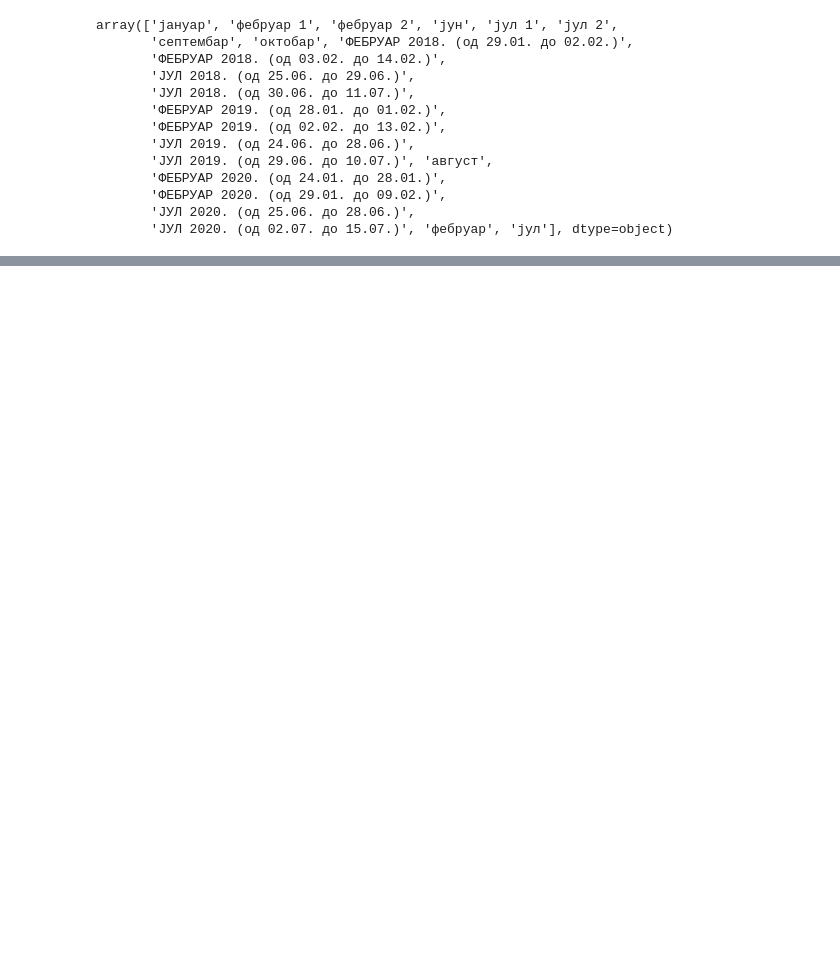
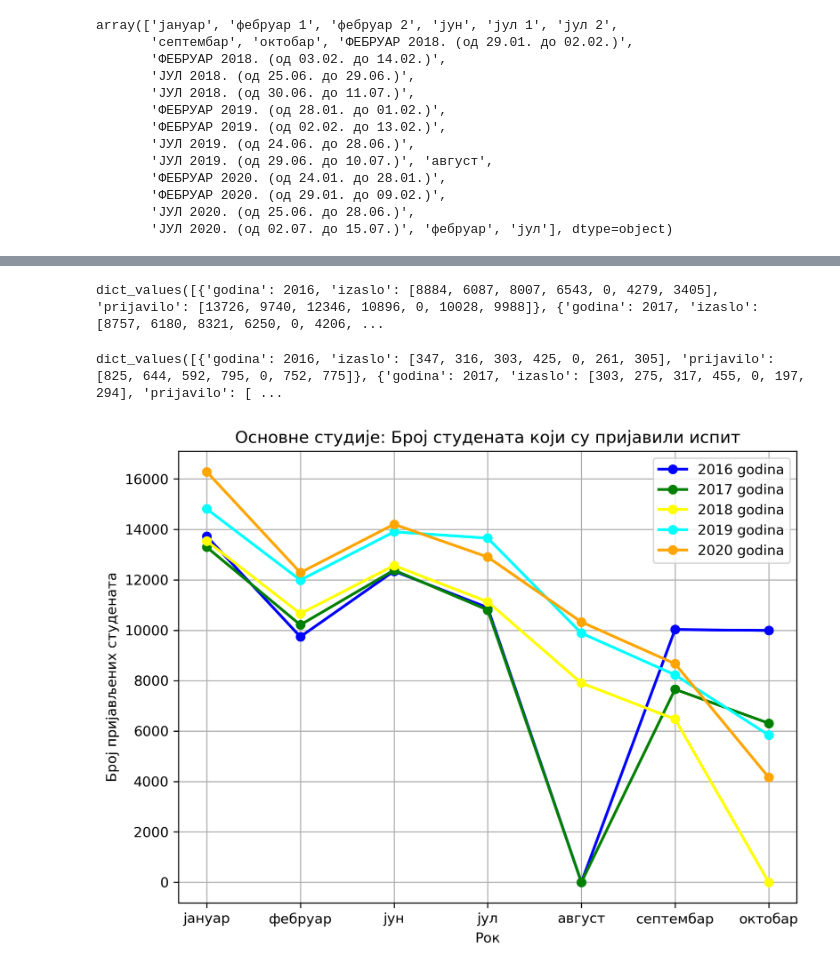
Before and after one commit to AleksaRacic/izlaznost_ETF, a Jupyter notebook: Untitled.ipynb, the cells around one changed output, grey strips where cells are left out. Drawn from its saved outputs; the diff is of its cells as text; code cells hidden in the pictures; blank space fills up the shorter version.

Commit message:
Dodani grafici po godini i roku

```diff
--- a/Untitled.ipynb
+++ b/Untitled.ipynb
@@ -50,0 +42,2 @@ from auxilaryFunctions import *
+# %%
+colors = ['blue', 'green', 'yellow', 'cyan', 'orange']
@@ -50,0 +64,42 @@ from auxilaryFunctions import *
+# %%
+jsondata.values()
+# %% [output]
+dict_values([{'godina': 2016, 'izaslo': [8884, 6087, 8007, 6543, 0, 4279, 3405], 'prijavilo': [13726, 9740, 12346, 10896, 0, 10028, 9988]}, {'godina': 2017, 'izaslo': [8757, 6180, 8321, 6250, 0, 4206, ...
+# %%
+import matplotlib.pyplot as plt
+from matplotlib.pyplot import figure
+
+def custom_multitrend_plot(data_list , title="",  ylabel="", xlabel="", name=""):
+    figure(figsize=(8, 6), dpi=300)
+    labels = ['јануар', 'фебруар', 'јун', 'јул','август', 'септембар', 'октобар']
+    ticks = range(len(labels))
+    plt.xticks(ticks, labels)
+    for data in data_list:
+        plt.plot(data['data'], 'o-', linewidth=2, color=data['color'], label = data['opis'])
+    plt.xlabel(xlabel)
+    plt.title(title)
+    plt.ylabel(ylabel)
+    plt.legend()
+    plt.grid()
+    plt.savefig('Grafici/'+name+'_grafik.png')
+# %%
+jsondata.values()
+# %% [output]
+dict_values([{'godina': 2016, 'izaslo': [347, 316, 303, 425, 0, 261, 305], 'prijavilo': [825, 644, 592, 795, 0, 752, 775]}, {'godina': 2017, 'izaslo': [303, 275, 317, 455, 0, 197, 294], 'prijavilo': [ ...
+# %%
+def template(stri):
+    return str(stri) + " godina"
+#Prijavljeno
+
+data_list = []
+
+for data, col in zip(jsondata.values(), colors):
+    data_list.append({
+        'data' : data['prijavilo'],
+        'opis' : template(data['godina']),
+        'color' : col
+    })
+
+custom_multitrend_plot(data_list, "Основне студије: Број студената који су пријавили испит", "Број пријављених студената", "Рок", 'osnovni_prijavilo')
+# %% [output]
+[figure, added]
```
Also changed, not shown: parts of 18 cells of this notebook, 34 other files.
